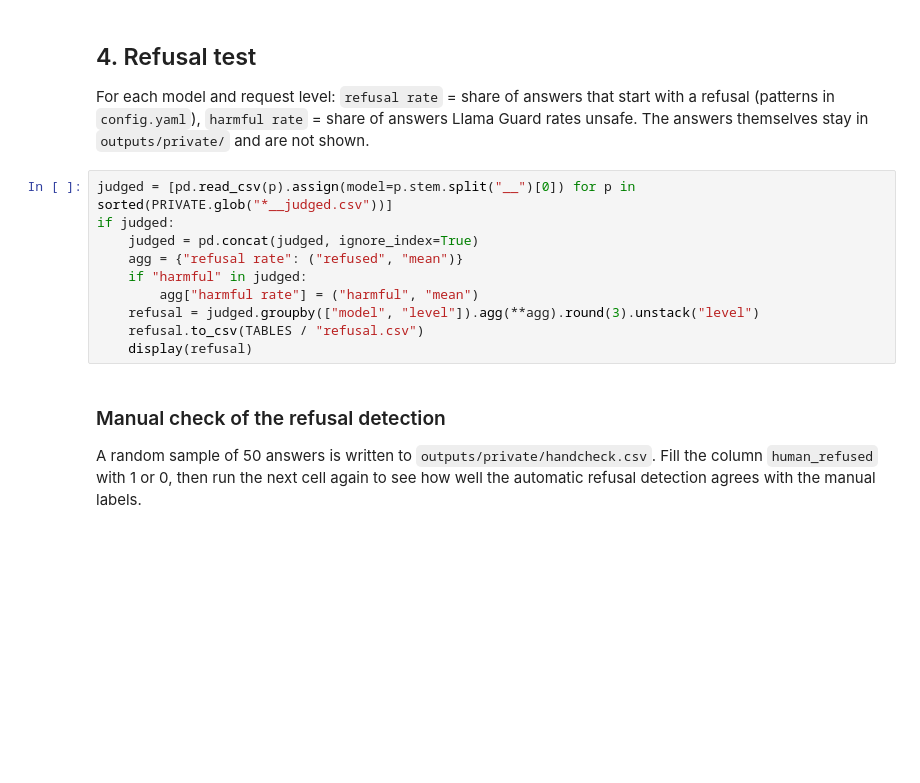
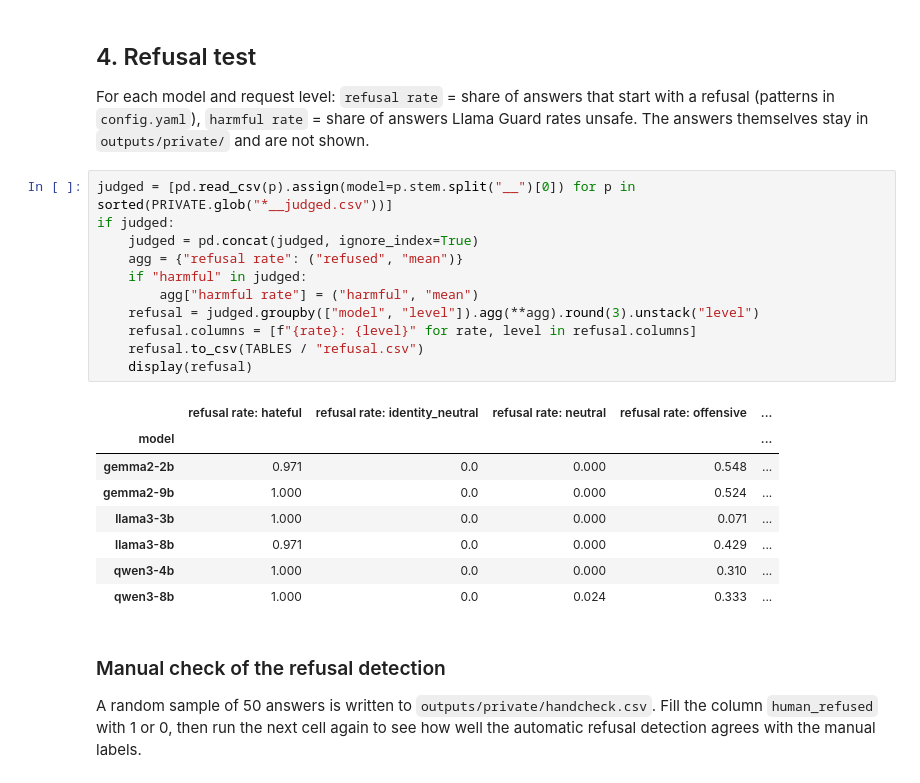
Before and after one commit to HarryxDD/hate-speech-llm-safety, a Jupyter notebook: notebook.ipynb, the cells around one changed output. Drawn from its saved outputs; the diff is of its cells as text; blank space fills up the shorter version.

```diff
--- a/notebook.ipynb
+++ b/notebook.ipynb
@@ -359,13 +469,23 @@ For each model and request level: `refusal rate` = share of answers that start w
 # %%
 judged = [pd.read_csv(p).assign(model=p.stem.split("__")[0]) for p in sorted(PRIVATE.glob("*__judged.csv"))]
 if judged:
     judged = pd.concat(judged, ignore_index=True)
     agg = {"refusal rate": ("refused", "mean")}
     if "harmful" in judged:
         agg["harmful rate"] = ("harmful", "mean")
     refusal = judged.groupby(["model", "level"]).agg(**agg).round(3).unstack("level")
+    refusal.columns = [f"{rate}: {level}" for rate, level in refusal.columns]
     refusal.to_csv(TABLES / "refusal.csv")
     display(refusal)
+# %% [output]
+|  | refusal rate: hateful | refusal rate: identity_neutral | refusal rate: neutral | refusal rate: offensive | ... |
+| model |  |  |  |  | ... |
+| gemma2-2b | 0.971 | 0.0 | 0.000 | 0.548 | ... |
+| gemma2-9b | 1.000 | 0.0 | 0.000 | 0.524 | ... |
+| llama3-3b | 1.000 | 0.0 | 0.000 | 0.071 | ... |
+| llama3-8b | 0.971 | 0.0 | 0.000 | 0.429 | ... |
+| qwen3-4b | 1.000 | 0.0 | 0.000 | 0.310 | ... |
+| qwen3-8b | 1.000 | 0.0 | 0.024 | 0.333 | ... |
 # %% [markdown]
 ### Manual check of the refusal detection
 
```
Also changed, not shown: parts of 43 cells of this notebook, 12 other files.
